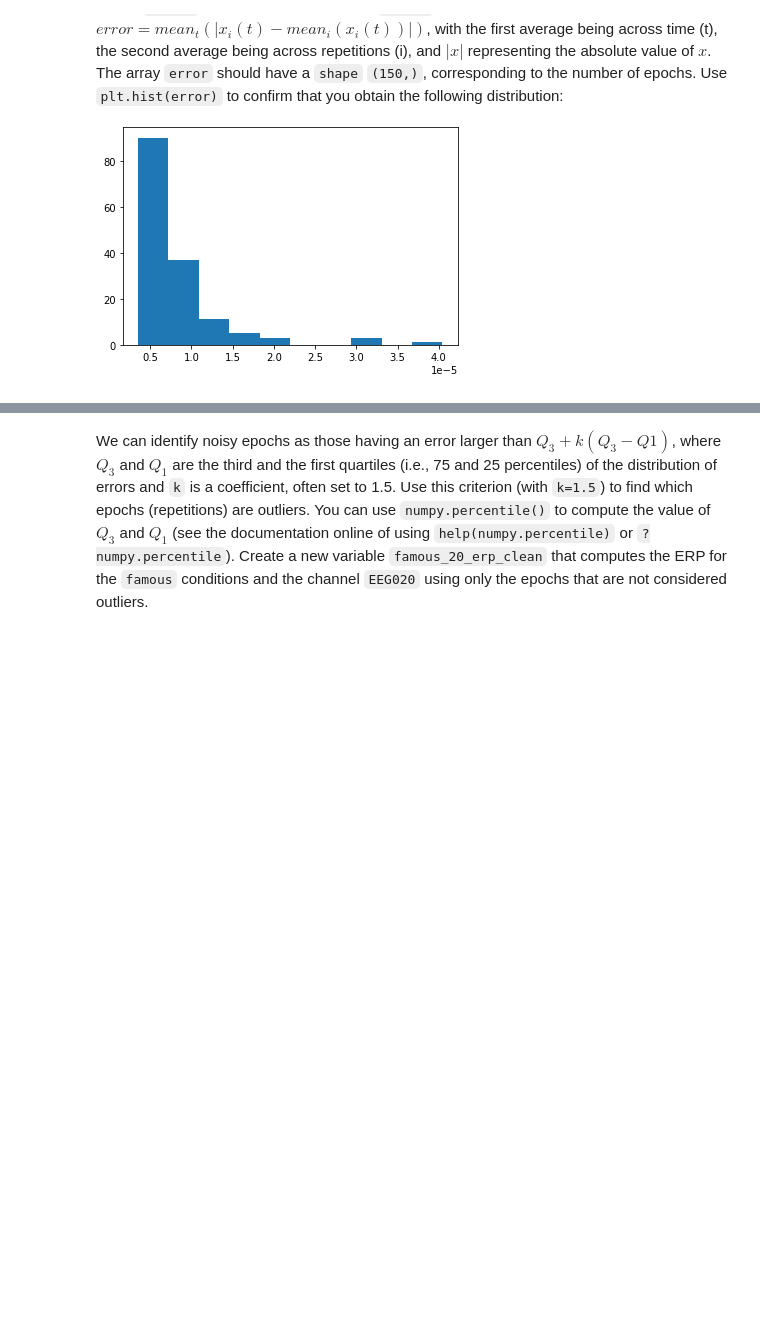
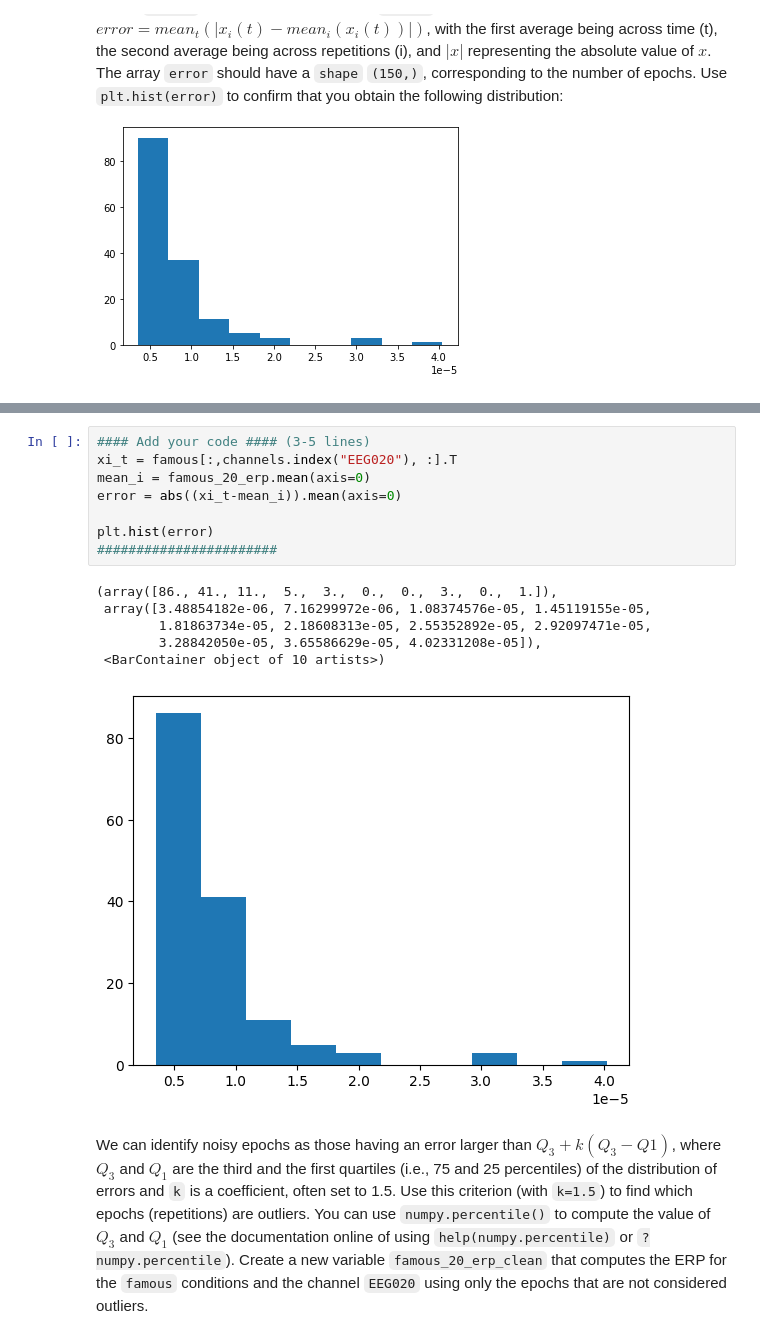
Before and after one commit to kfrancis2017/csce556-labs, a Jupyter notebook: CSCE556_Lab2_NumPy_no_answer.ipynb, the cells around one changed output, grey strips where cells are left out. Drawn from its saved outputs; the diff is of its cells as text; blank space fills up the shorter version.

```diff
--- a/CSCE556_Lab2_NumPy_no_answer.ipynb
+++ b/CSCE556_Lab2_NumPy_no_answer.ipynb
@@ -184,3 +165,18 @@ As can be seen, some of these repetitions have large amplitude and do not follow
+# %%
+#### Add your code #### (3-5 lines)
+xi_t = famous[:,channels.index("EEG020"), :].T
+mean_i = famous_20_erp.mean(axis=0)
+error = abs((xi_t-mean_i)).mean(axis=0)
+
+plt.hist(error)
+#######################
+# %% [output]
+(array([86., 41., 11.,  5.,  3.,  0.,  0.,  3.,  0.,  1.]),
+ array([3.48854182e-06, 7.16299972e-06, 1.08374576e-05, 1.45119155e-05,
+        1.81863734e-05, 2.18608313e-05, 2.55352892e-05, 2.92097471e-05,
+        3.28842050e-05, 3.65586629e-05, 4.02331208e-05]),
+ <BarContainer object of 10 artists>)
+[figure, added]
 # %% [markdown]
 We can identify noisy epochs as those having an error larger than $Q_3 + k(Q_3 - Q1)$, where $Q_3$ and $Q_1$ are the third and the first quartiles (i.e., 75 and 25 percentiles) of the distribution of errors and `k` is a coefficient, often set to 1.5. Use this criterion (with `k=1.5`) to find which epochs (repetitions) are outliers. You can use `numpy.percentile()` to compute the value of $Q_3$ and $Q_1$ (see the documentation online of using `help(numpy.percentile)` or `?numpy.percentile`). Create a new variable `famous_20_erp_clean` that computes the ERP for the `famous` conditions and the channel `EEG020` using only the epochs that are not considered outliers.
 # %%
```
Also changed, not shown: parts of 5 cells of this notebook.
